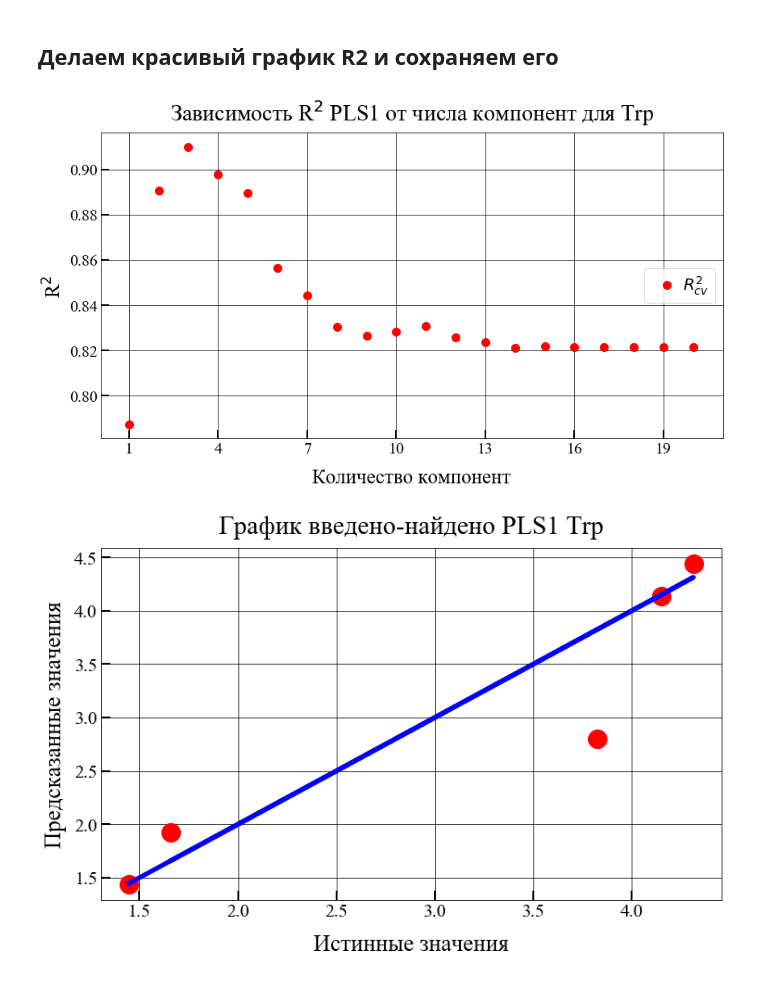
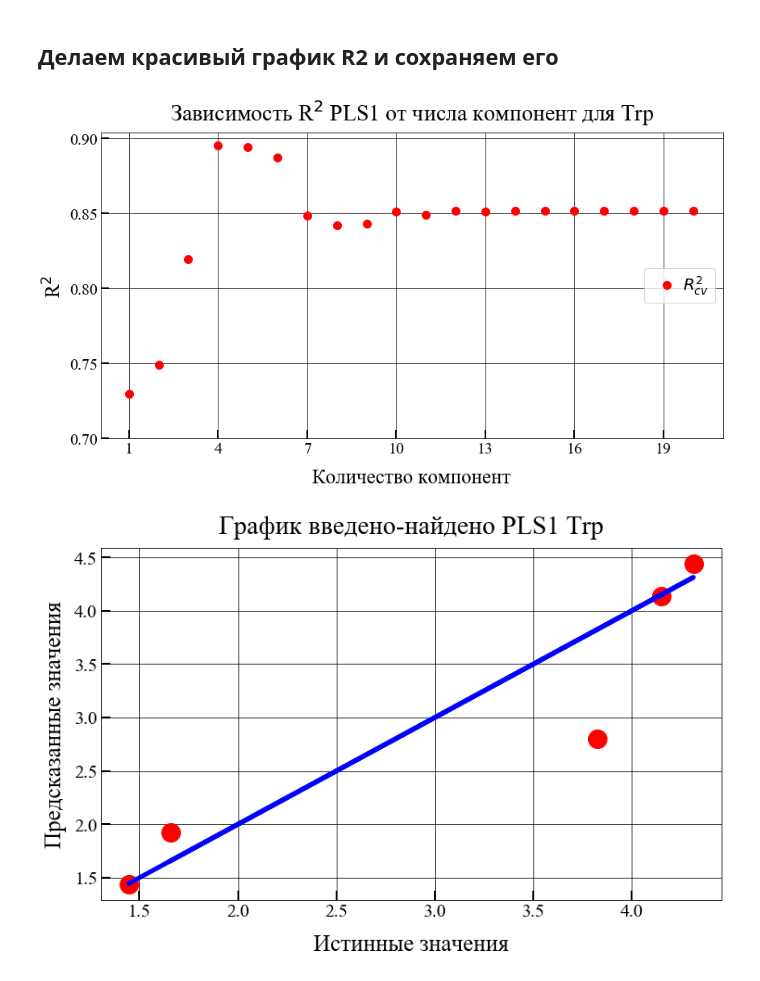
Before and after one commit to 89605502155/ML-repositry, a Jupyter notebook: PLS1_regression.ipynb, the cells around one changed output. Cells and saved outputs as stored; diff of their text form; code cells hidden in the pictures.

```diff
--- a/PLS1_regression.ipynb
+++ b/PLS1_regression.ipynb
@@ -39,7 +47,7 @@ Xdata_numpy['X'][:,np.isnan(Xdata_numpy['X']).any(axis = 0)] = 0 # zero out any
 # %%
 #делим набор на обучающий и тестовый
 X_train, X_test, y_train, y_test = train_test_split(
-     Xdata_numpy['X'], Ydata.iloc[:,2], test_size=0.1428
+     Xdata_numpy['X'], Ydata.iloc[:,0], test_size=0.1428
 )
 print(X_train.shape)
 print(y_train.shape)
@@ -48,0 +67,10 @@ print(y_train.shape)
+# %%
+class PLS_RMSE(PLSRegression):
+    def __init__(self,n_components=1,max_iter=1000,tol=1e-06, copy=True, scale=False):
+        super().__init__(n_components=1,max_iter=1000,tol=1e-06, copy=True, scale=False)
+
+
+    def rmse(self, x,y):
+        MSE = mean_squared_error(y, self.predict(x))
+        RMSE = math.sqrt(MSE)
+        return RMSE
@@ -48,0 +97,4 @@ print(y_train.shape)
+# %%
+a=PLS_RMSE()
+a.fit(X_train,y_train)
+a
@@ -51,15 +151,19 @@ print(y_train.shape)
 # %%
 pls1 = PLSRegression()
+#pls1 =PLS_RMSE()
+scoring={'mse': make_scorer(mean_squared_error),'r2':'r2'}
 parametrsNames={
     'copy': [True],
     'max_iter': [10000],
-    'n_components': range(1,21),
+    'n_components': range(1,5),
     'scale': [False],
     'tol': [1e-06]
 }
-gridCought=GridSearchCV(pls1, parametrsNames, cv=5,return_train_score=True)
+#scoring=scoring,refit='mse'
+gridCought=GridSearchCV(pls1, parametrsNames, cv=5, scoring=scoring,refit='mse',return_train_score=True)
 gridCought.fit(X_train,y_train)
 r2_p=gridCought.score(X_test, y_test)
-r2_cv=gridCought.cv_results_[ "mean_test_score" ]
-r2_c=gridCought.cv_results_[ "mean_train_score" ]
+print(gridCought.cv_results_.keys())
+r2_cv=gridCought.cv_results_[ "mean_test_mse" ]
+r2_c=gridCought.cv_results_[ "mean_train_mse" ]
 predictors=gridCought.predict(X_test)
@@ -93,35 +218,36 @@ mpl.rc('font',family='Times New Roman')
 fig, axs = plt.subplots(figsize=(12, 7))
 axs.plot(r2_cv,".",color="red",ms=20,label='$R_{cv}^{2}$')
 #axs.plot(r2_c,".",color="blue",ms=20,label='$R_c^{2}$')
 #axs.plot(r2_p,".",color="green",ms=20,label='$R_p^{2}$')
 
 axs.set_xticks(range(0,22,3)) # Задаём места, где будет сетка и метки по оси ох
+axs.set_yticks([0.7,0.75,0.8,0.85,0.9])
 
 axs.set_ylabel('R$^{2}$',  fontsize=25,labelpad=5)
 axs.grid(color="black", drawstyle="default", linewidth=0.7)
 axs.set_xlabel("Количество компонент",  fontsize=25,labelpad=15)
 axs.set_title("Зависимость R$^{2}$ PLS1 от числа компонент для Trp", fontsize=28,loc="center" ,pad=15)
 axs.tick_params(which='major', length=10, width=2)
 #axs.ticklabel_format()
 
 axs.set_xticklabels(range(1,23,3), fontsize=20)
-axs.set_yticklabels(['0.78','0.80','0.82','0.84','0.86','0.88','0.90','0.92','0.94','1.00'], fontsize=20)
+axs.set_yticklabels(['0.70','0.75','0.80','0.85','0.90','1.00','0.92','0.94','1.00'], fontsize=20)
 axs.get_xaxis().set_tick_params(direction='in')
 axs.get_yaxis().set_tick_params(direction='in')
 axs.legend(loc=7,fontsize=20, markerscale=1,handletextpad=0)
 
 axs.set_xlim(xmax=20) # можно определить границы графика которые будут выводиться на экран
 fig.tight_layout()
 #fig.set_figwidth(12) можно задать размеры самого поля для рисования
 #fig.set_figheight(6)
 
 plt.savefig('PLS1 Trp.png', format='png', dpi=300)
 plt.savefig("PLS1 Trp.svg", format="svg")
 
 
 plt.show();
 # %% [output]
-[figure, old version]
+[figure, new version]
 # %%
 mpl.rc('font',family='Times New Roman')
 fig, axs = plt.subplots(figsize=(12, 7))
```
Also changed, not shown: parts of 22 cells of this notebook.
